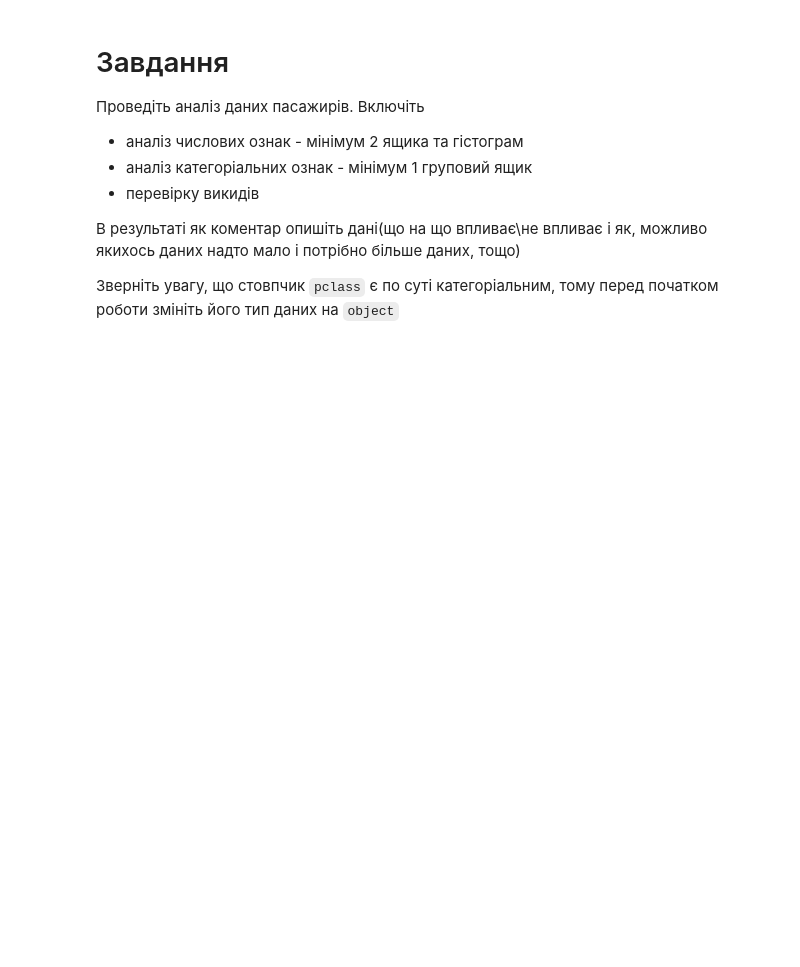
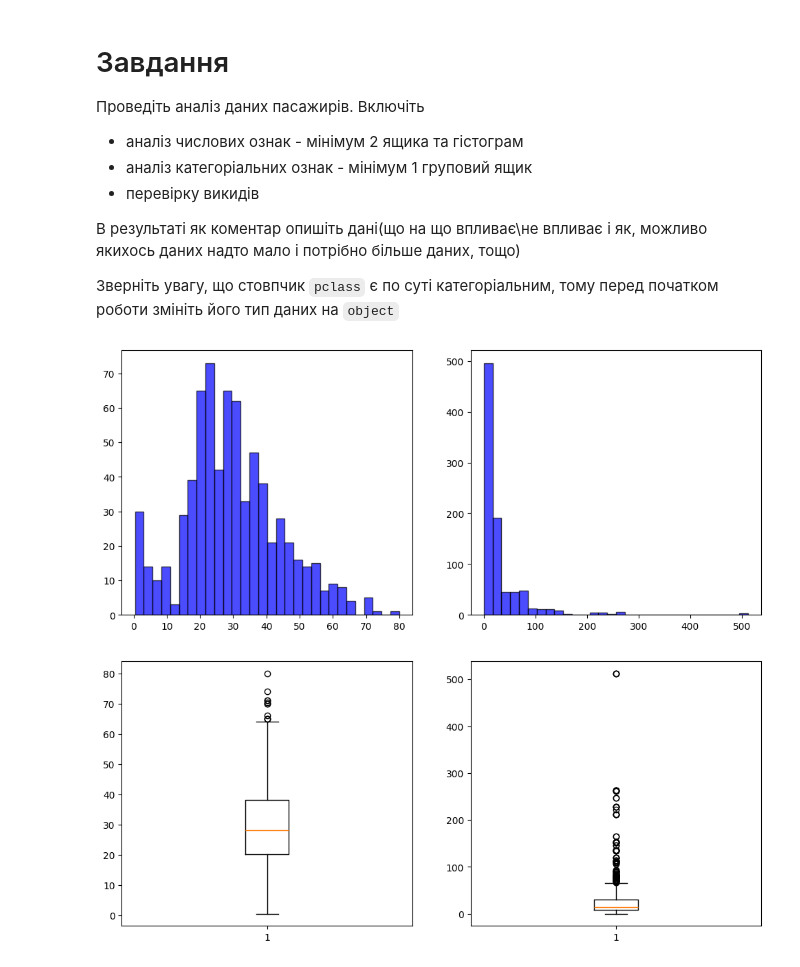
Before and after one commit to justcating/pypairs, a Jupyter notebook: ДЗ_5.ipynb, the cells around one changed output. Cells and saved outputs as stored; diff of their text form; code cells hidden in the pictures; blank space fills up the shorter version.

```diff
--- a/ДЗ_5.ipynb
+++ b/ДЗ_5.ipynb
@@ -36,3 +36,21 @@ df
 В результаті як коментар опишіть дані(що на що впливає\не впливає і як, можливо якихось даних надто мало і потрібно більше даних, тощо)
 
 Зверніть увагу, що стовпчик `pclass` є по суті категоріальним, тому перед початком роботи змініть його тип даних на `object`
+# %%
+df["pclass"] = df["pclass"].astype(str)
+# %%
+num_features = ["age", "fare"]
+plt.figure(figsize=(12, 5))
+for i, col in enumerate(num_features):
+    plt.subplot(1, 2, i+1)
+    plt.hist(df[col].dropna(), bins=30, alpha=0.7, color='blue', edgecolor='black')
+plt.show()
+
+plt.figure(figsize=(12, 5))
+for i, col in enumerate(num_features):
+    plt.subplot(1, 2, i+1)
+    plt.boxplot(df[col].dropna(), vert=True)
+plt.show()
+# %% [output]
+[figure, added]
+[figure, added]
```
Also changed, not shown: parts of 2 cells of this notebook.
